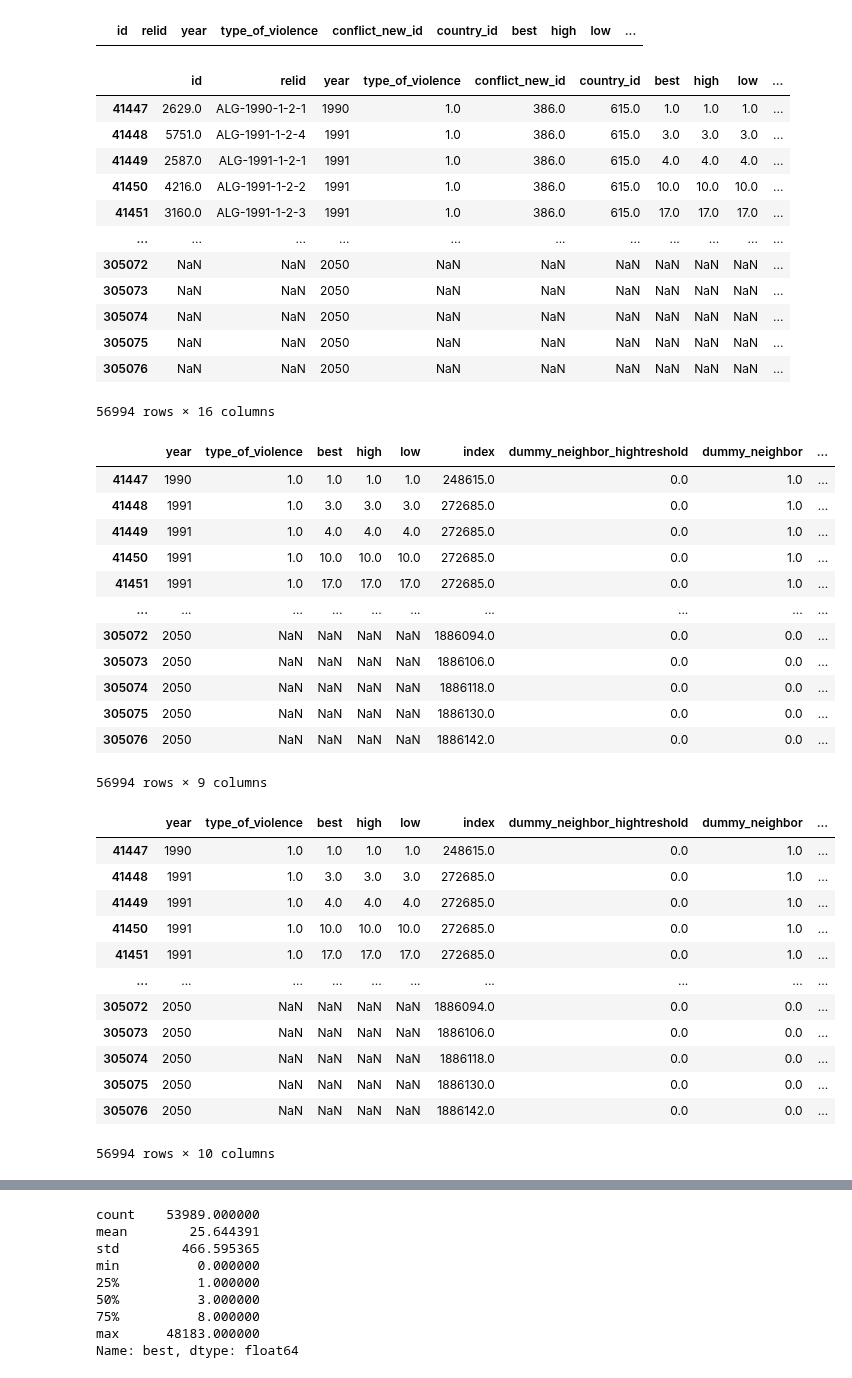
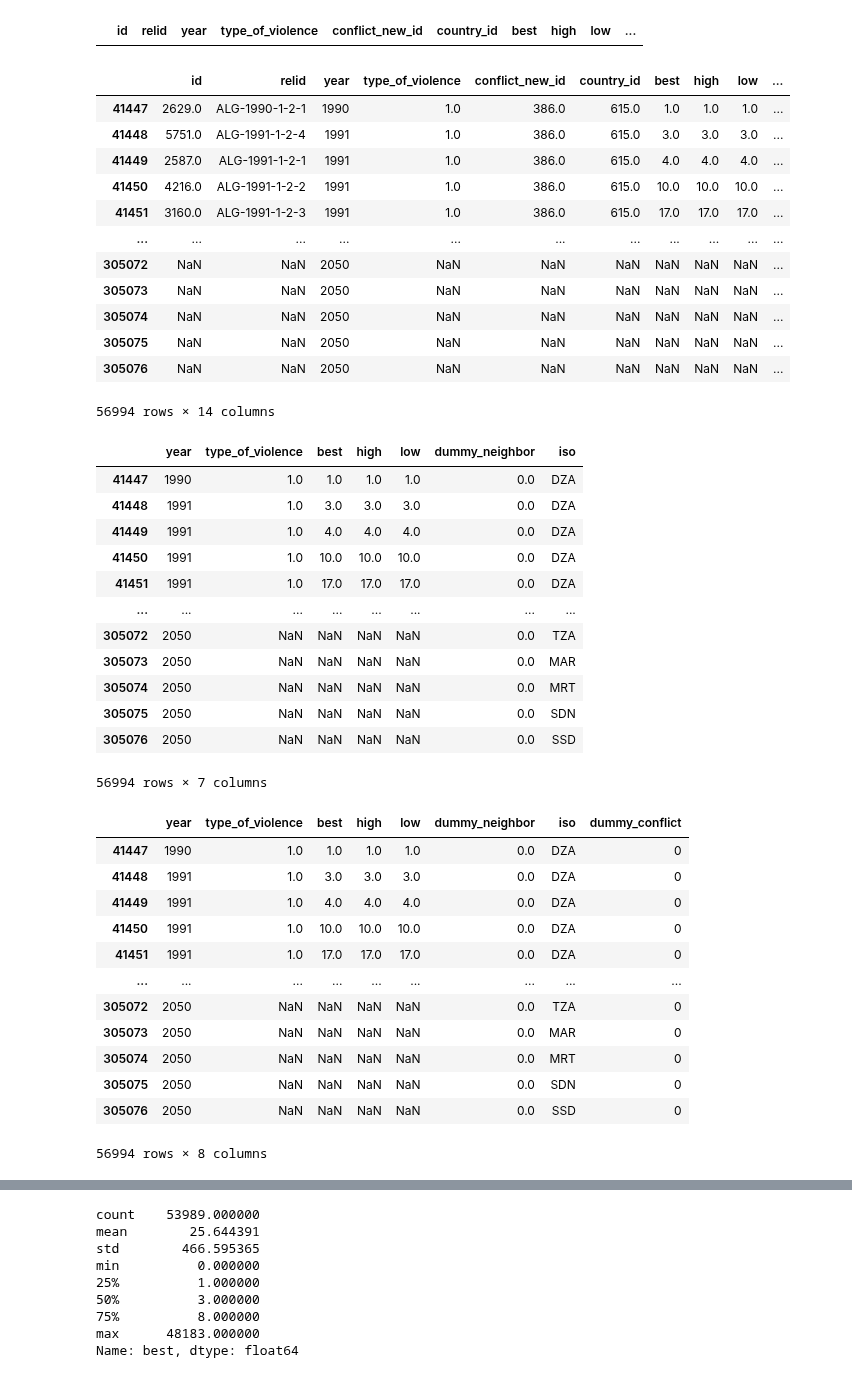
Before and after one commit to NatStrom/Thesis, a Jupyter notebook: ucdp_thesis.ipynb, the cells around one changed output, grey strips where cells are left out. Drawn from its saved outputs; the diff is of its cells as text; code cells hidden in the pictures.

```diff
--- a/ucdp_thesis.ipynb
+++ b/ucdp_thesis.ipynb
@@ -255,6 +255,6 @@ def categorize(column):
         return 1
     return 0
 
-data_conflict['dummy_neighbor_hightreshold'] = data_conflict.apply(lambda row: categorize(row), axis=1)
+data_conflict['dummy_neighbor'] = data_conflict.apply(lambda row: categorize(row), axis=1)
 data_conflict
 # %% [output]
@@ -275,9 +274,0 @@ data_conflict
-# %%
-#sum up to create a dummy for neighboring country in conflict or not
-def categorize(column):
-    if column['best_neighbor'] >= 1:
-        return 1
-    return 0
-
-data_conflict['dummy_neighbor'] = data_conflict.apply(lambda row: categorize(row), axis=1)
-data_conflict
@@ -350,45 +326,45 @@ df_conflict
 | 305074 | NaN | NaN | 2050 | NaN | NaN | NaN | NaN | NaN | NaN | ... |
 | 305075 | NaN | NaN | 2050 | NaN | NaN | NaN | NaN | NaN | NaN | ... |
 | 305076 | NaN | NaN | 2050 | NaN | NaN | NaN | NaN | NaN | NaN | ... |
-56994 rows × 16 columns
+56994 rows × 14 columns
 # %%
 df_conflict = df_conflict.drop(columns=['valid_id','Africa','c_id','relid','conflict_new_id','country_id','id'])
 df_conflict
 # %% [output]
-|  | year | type_of_violence | best | high | low | index | dummy_neighbor_hightreshold | dummy_neighbor | ... |
-| 41447 | 1990 | 1.0 | 1.0 | 1.0 | 1.0 | 248615.0 | 0.0 | 1.0 | ... |
-| 41448 | 1991 | 1.0 | 3.0 | 3.0 | 3.0 | 272685.0 | 0.0 | 1.0 | ... |
-| 41449 | 1991 | 1.0 | 4.0 | 4.0 | 4.0 | 272685.0 | 0.0 | 1.0 | ... |
-| 41450 | 1991 | 1.0 | 10.0 | 10.0 | 10.0 | 272685.0 | 0.0 | 1.0 | ... |
-| 41451 | 1991 | 1.0 | 17.0 | 17.0 | 17.0 | 272685.0 | 0.0 | 1.0 | ... |
-| ... | ... | ... | ... | ... | ... | ... | ... | ... | ... |
-| 305072 | 2050 | NaN | NaN | NaN | NaN | 1886094.0 | 0.0 | 0.0 | ... |
-| 305073 | 2050 | NaN | NaN | NaN | NaN | 1886106.0 | 0.0 | 0.0 | ... |
-| 305074 | 2050 | NaN | NaN | NaN | NaN | 1886118.0 | 0.0 | 0.0 | ... |
-| 305075 | 2050 | NaN | NaN | NaN | NaN | 1886130.0 | 0.0 | 0.0 | ... |
-| 305076 | 2050 | NaN | NaN | NaN | NaN | 1886142.0 | 0.0 | 0.0 | ... |
+|  | year | type_of_violence | best | high | low | dummy_neighbor | iso |
+| 41447 | 1990 | 1.0 | 1.0 | 1.0 | 1.0 | 0.0 | DZA |
+| 41448 | 1991 | 1.0 | 3.0 | 3.0 | 3.0 | 0.0 | DZA |
+| 41449 | 1991 | 1.0 | 4.0 | 4.0 | 4.0 | 0.0 | DZA |
+| 41450 | 1991 | 1.0 | 10.0 | 10.0 | 10.0 | 0.0 | DZA |
+| 41451 | 1991 | 1.0 | 17.0 | 17.0 | 17.0 | 0.0 | DZA |
+| ... | ... | ... | ... | ... | ... | ... | ... |
+| 305072 | 2050 | NaN | NaN | NaN | NaN | 0.0 | TZA |
+| 305073 | 2050 | NaN | NaN | NaN | NaN | 0.0 | MAR |
+| 305074 | 2050 | NaN | NaN | NaN | NaN | 0.0 | MRT |
+| 305075 | 2050 | NaN | NaN | NaN | NaN | 0.0 | SDN |
+| 305076 | 2050 | NaN | NaN | NaN | NaN | 0.0 | SSD |
-56994 rows × 9 columns
+56994 rows × 7 columns
 # %%
 #make a binary predictor of it --> conflict or not and then also high conflict or not, low conflict or not etc
 #create dummies
 def categorize(row):
     if row['best'] >= 25 :
         return 1
     return 0
 
-df_conflict['dummy_conflict_hightreshold'] = df_conflict.apply(lambda row: categorize(row), axis=1)
+df_conflict['dummy_conflict'] = df_conflict.apply(lambda row: categorize(row), axis=1)
 df_conflict
 # %% [output]
-|  | year | type_of_violence | best | high | low | index | dummy_neighbor_hightreshold | dummy_neighbor | ... |
-| 41447 | 1990 | 1.0 | 1.0 | 1.0 | 1.0 | 248615.0 | 0.0 | 1.0 | ... |
-| 41448 | 1991 | 1.0 | 3.0 | 3.0 | 3.0 | 272685.0 | 0.0 | 1.0 | ... |
-| 41449 | 1991 | 1.0 | 4.0 | 4.0 | 4.0 | 272685.0 | 0.0 | 1.0 | ... |
-| 41450 | 1991 | 1.0 | 10.0 | 10.0 | 10.0 | 272685.0 | 0.0 | 1.0 | ... |
-| 41451 | 1991 | 1.0 | 17.0 | 17.0 | 17.0 | 272685.0 | 0.0 | 1.0 | ... |
-| ... | ... | ... | ... | ... | ... | ... | ... | ... | ... |
-| 305072 | 2050 | NaN | NaN | NaN | NaN | 1886094.0 | 0.0 | 0.0 | ... |
-| 305073 | 2050 | NaN | NaN | NaN | NaN | 1886106.0 | 0.0 | 0.0 | ... |
-| 305074 | 2050 | NaN | NaN | NaN | NaN | 1886118.0 | 0.0 | 0.0 | ... |
-| 305075 | 2050 | NaN | NaN | NaN | NaN | 1886130.0 | 0.0 | 0.0 | ... |
-| 305076 | 2050 | NaN | NaN | NaN | NaN | 1886142.0 | 0.0 | 0.0 | ... |
+|  | year | type_of_violence | best | high | low | dummy_neighbor | iso | dummy_conflict |
+| 41447 | 1990 | 1.0 | 1.0 | 1.0 | 1.0 | 0.0 | DZA | 0 |
+| 41448 | 1991 | 1.0 | 3.0 | 3.0 | 3.0 | 0.0 | DZA | 0 |
+| 41449 | 1991 | 1.0 | 4.0 | 4.0 | 4.0 | 0.0 | DZA | 0 |
+| 41450 | 1991 | 1.0 | 10.0 | 10.0 | 10.0 | 0.0 | DZA | 0 |
+| 41451 | 1991 | 1.0 | 17.0 | 17.0 | 17.0 | 0.0 | DZA | 0 |
+| ... | ... | ... | ... | ... | ... | ... | ... | ... |
+| 305072 | 2050 | NaN | NaN | NaN | NaN | 0.0 | TZA | 0 |
+| 305073 | 2050 | NaN | NaN | NaN | NaN | 0.0 | MAR | 0 |
+| 305074 | 2050 | NaN | NaN | NaN | NaN | 0.0 | MRT | 0 |
+| 305075 | 2050 | NaN | NaN | NaN | NaN | 0.0 | SDN | 0 |
+| 305076 | 2050 | NaN | NaN | NaN | NaN | 0.0 | SSD | 0 |
-56994 rows × 10 columns
+56994 rows × 8 columns
```
Also changed, not shown: parts of 13 cells of this notebook, 2 other files.
